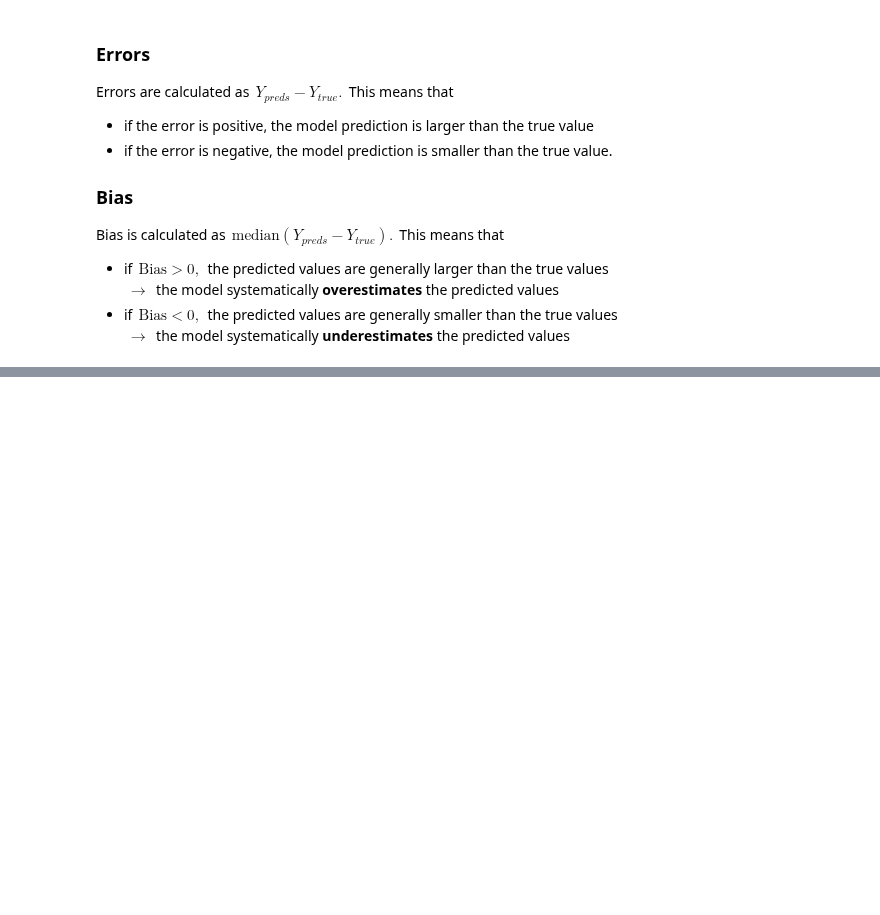
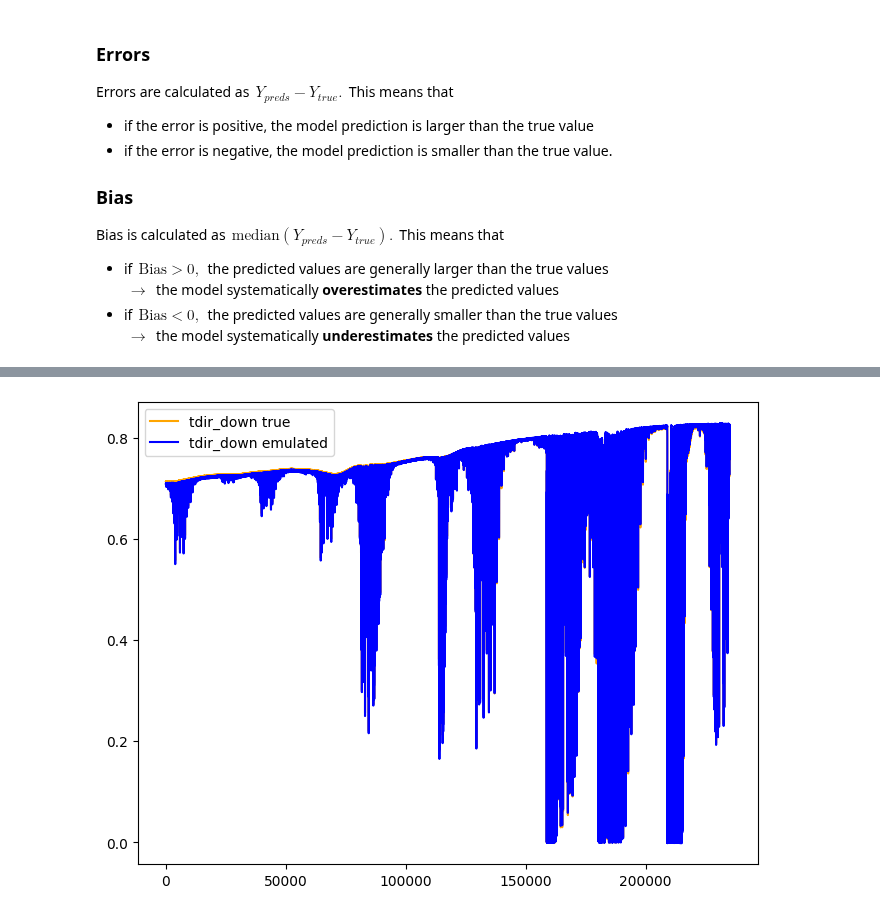
Before and after one commit to HerraKaava/RT_model_emulator, a Jupyter notebook: code-files/NN_model_tdir_down.ipynb, the cells around one changed output, grey strips where cells are left out. Cells and saved outputs as stored; diff of their text form; code cells hidden in the pictures; blank space fills up the shorter version.

Commit message:
updating tdir_down emulator

```diff
--- a/code-files/NN_model_tdir_down.ipynb
+++ b/code-files/NN_model_tdir_down.ipynb
@@ -244,0 +246,2 @@ $\, \boldsymbol{\rightarrow} \,$ the model systematically **underestimates** the
+# %%
+tdir_down_preds_test = NN_model.predict(scaled_X_test)
@@ -244,0 +250,4 @@ $\, \boldsymbol{\rightarrow} \,$ the model systematically **underestimates** the
+# %%
+plot_random(tdir_down_preds_test, scaled_X_test, Y_test_tdir_down, "tdir_down")
+# %% [output]
+[figure, added]
```
Also changed, not shown: parts of 13 cells of this notebook.
